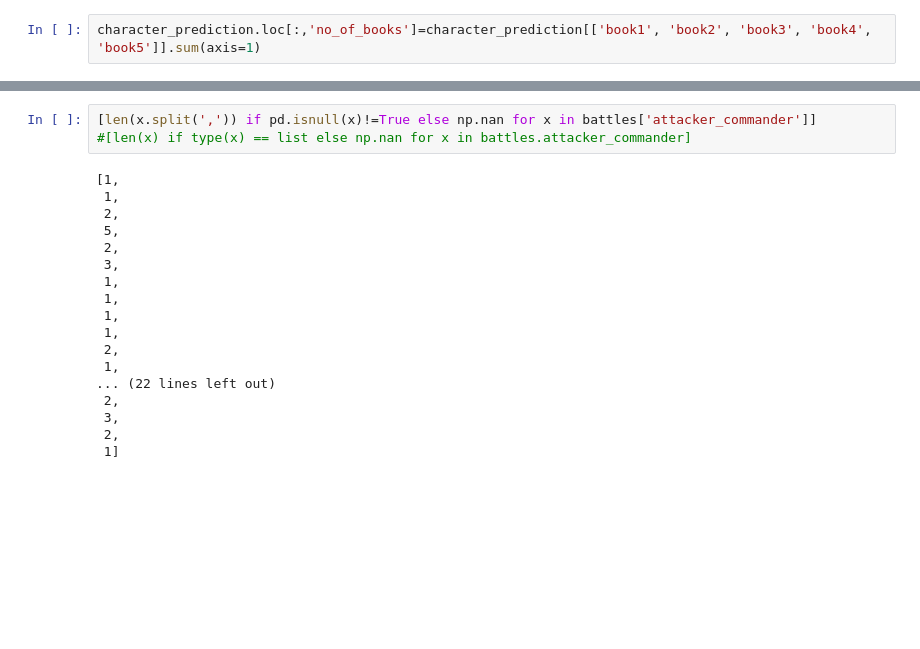
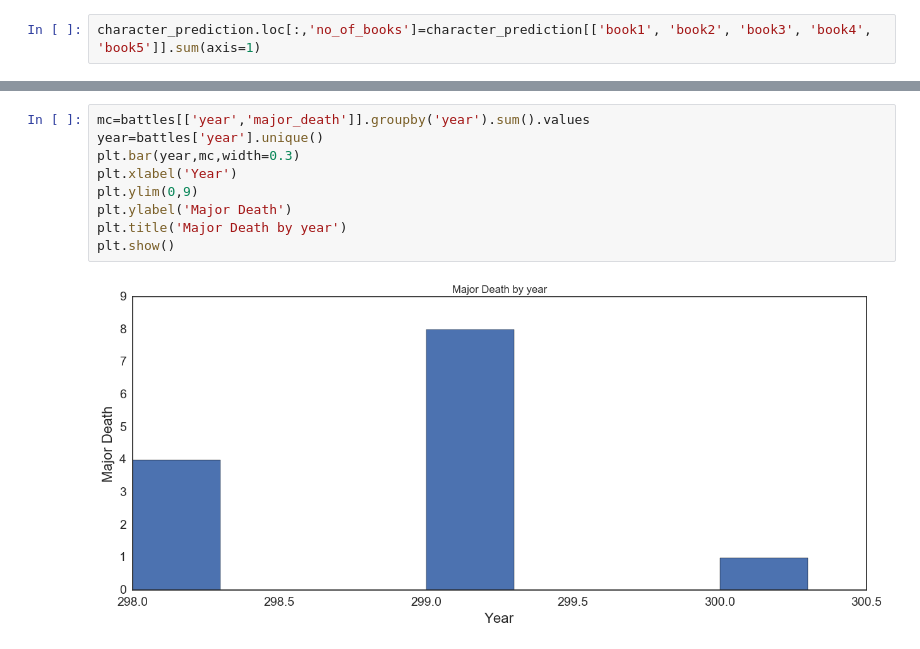
Before and after one commit to TheMLGuy/Game-of-Thrones-Dataset, a Jupyter notebook: AnalysisGOT.ipynb, the cells around one changed output, grey strips where cells are left out. Drawn from its saved outputs; the diff is of its cells as text; blank space fills up the shorter version.

```diff
--- a/AnalysisGOT.ipynb
+++ b/AnalysisGOT.ipynb
@@ -79,21 +60,11 @@ c
-# %%
-[len(x.split(',')) if pd.isnull(x)!=True else np.nan for x in battles['attacker_commander']]
-#[len(x) if type(x) == list else np.nan for x in battles.attacker_commander]
-# %% [output]
-[1,
- 1,
- 2,
- 5,
- 2,
- 3,
- 1,
- 1,
- 1,
- 1,
- 2,
- 1,
-... (22 lines left out)
- 2,
- 3,
- 2,
- 1]
+# %%
+mc=battles[['year','major_death']].groupby('year').sum().values
+year=battles['year'].unique()
+plt.bar(year,mc,width=0.3)
+plt.xlabel('Year')
+plt.ylim(0,9)
+plt.ylabel('Major Death')
+plt.title('Major Death by year')
+plt.show()
+# %% [output]
+[figure, added]
```
Also changed, not shown: parts of 10 cells of this notebook, 1 other file.
